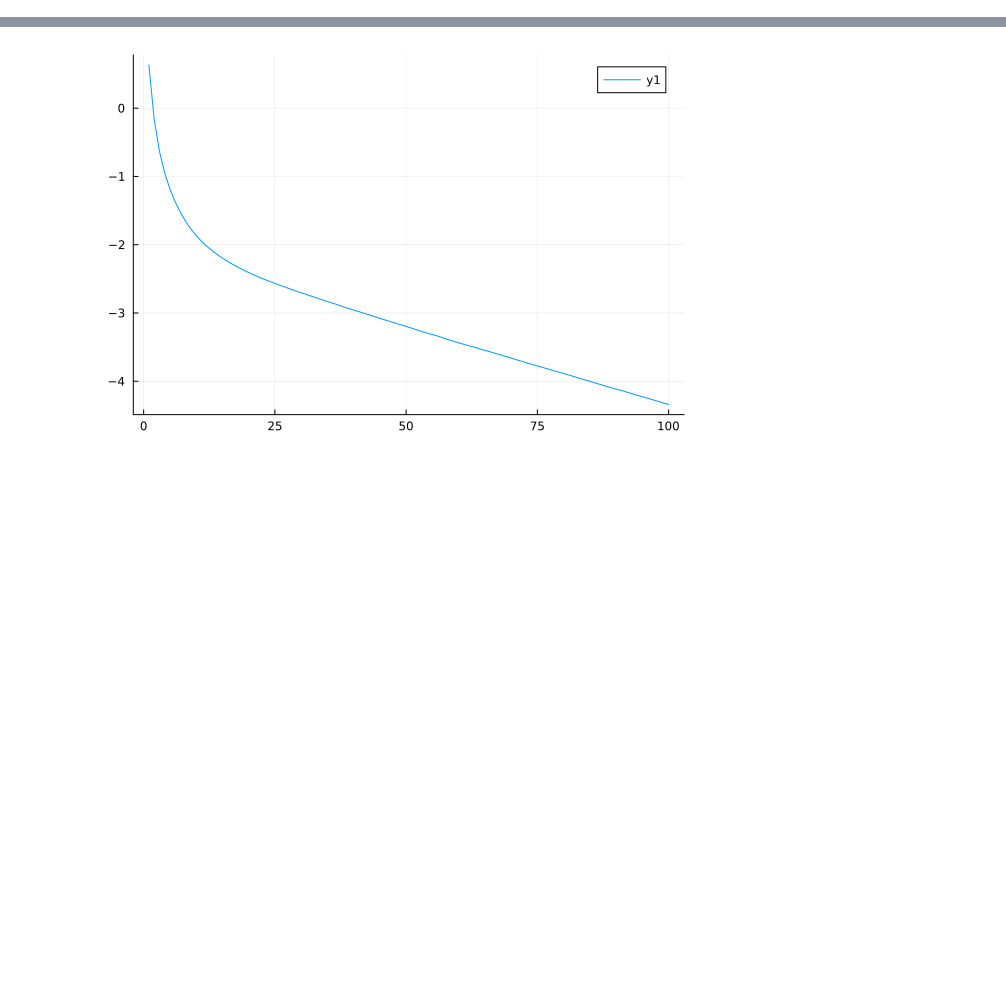
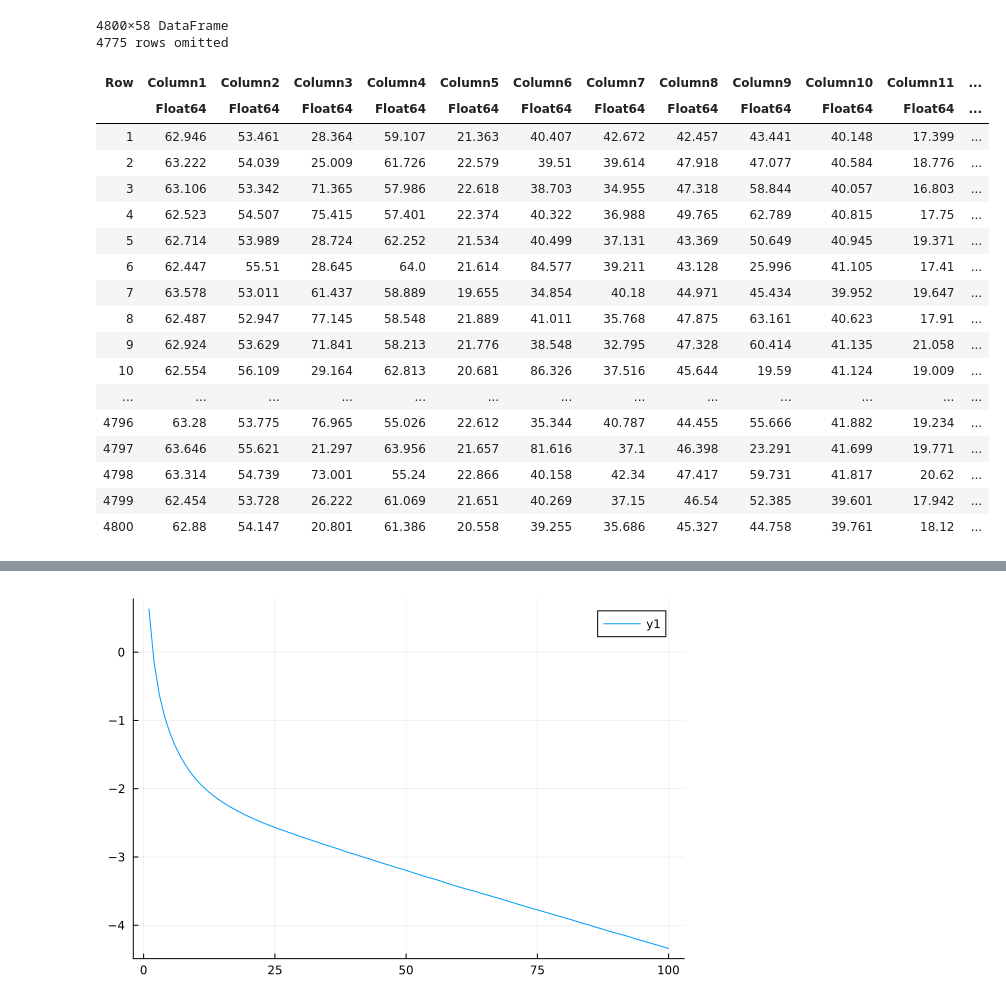
Before and after one commit to NITeQ/QARBoM.jl, a Jupyter notebook: example/TEP/tep_pcd.ipynb, the cells around one changed output, grey strips where cells are left out. Saved outputs shown, nothing was run; the diff lists cells and outputs as text; code cells hidden in the pictures; blank space fills up the shorter version.

```diff
--- a/example/TEP/tep_pcd.ipynb
+++ b/example/TEP/tep_pcd.ipynb
@@ -14 +3,30 @@ Precompiling QARBoM
+# %%
+df_n = DataFrame(CSV.File(raw"C:\Users\pedroripper\Downloads\normal_train.csv"; header = false))
+df_f1 = DataFrame(CSV.File(raw"C:\Users\pedroripper\Downloads\fault_1_train.csv"; header = false))
+df_f2 = DataFrame(CSV.File(raw"C:\Users\pedroripper\Downloads\fault_2_train.csv"; header = false))
+df_f3 = DataFrame(CSV.File(raw"C:\Users\pedroripper\Downloads\fault_3_train.csv"; header = false))
+
+df = vcat(df_f1, df_f2, df_f3, df_n )
+df = df[shuffle(1:nrow(df))[1:4800], :]
+# %% [output]
+4800×58 DataFrame
+4775 rows omitted
+| Row | Column1 | Column2 | Column3 | Column4 | Column5 | Column6 | Column7 | Column8 | Column9 | Column10 | Column11 | ... |
+|  | Float64 | Float64 | Float64 | Float64 | Float64 | Float64 | Float64 | Float64 | Float64 | Float64 | Float64 | ... |
+| 1 | 62.946 | 53.461 | 28.364 | 59.107 | 21.363 | 40.407 | 42.672 | 42.457 | 43.441 | 40.148 | 17.399 | ... |
+| 2 | 63.222 | 54.039 | 25.009 | 61.726 | 22.579 | 39.51 | 39.614 | 47.918 | 47.077 | 40.584 | 18.776 | ... |
+| 3 | 63.106 | 53.342 | 71.365 | 57.986 | 22.618 | 38.703 | 34.955 | 47.318 | 58.844 | 40.057 | 16.803 | ... |
+| 4 | 62.523 | 54.507 | 75.415 | 57.401 | 22.374 | 40.322 | 36.988 | 49.765 | 62.789 | 40.815 | 17.75 | ... |
+| 5 | 62.714 | 53.989 | 28.724 | 62.252 | 21.534 | 40.499 | 37.131 | 43.369 | 50.649 | 40.945 | 19.371 | ... |
+| 6 | 62.447 | 55.51 | 28.645 | 64.0 | 21.614 | 84.577 | 39.211 | 43.128 | 25.996 | 41.105 | 17.41 | ... |
+| 7 | 63.578 | 53.011 | 61.437 | 58.889 | 19.655 | 34.854 | 40.18 | 44.971 | 45.434 | 39.952 | 19.647 | ... |
+| 8 | 62.487 | 52.947 | 77.145 | 58.548 | 21.889 | 41.011 | 35.768 | 47.875 | 63.161 | 40.623 | 17.91 | ... |
+| 9 | 62.924 | 53.629 | 71.841 | 58.213 | 21.776 | 38.548 | 32.795 | 47.328 | 60.414 | 41.135 | 21.058 | ... |
+| 10 | 62.554 | 56.109 | 29.164 | 62.813 | 20.681 | 86.326 | 37.516 | 45.644 | 19.59 | 41.124 | 19.009 | ... |
+| ... | ... | ... | ... | ... | ... | ... | ... | ... | ... | ... | ... | ... |
+| 4796 | 63.28 | 53.775 | 76.965 | 55.026 | 22.612 | 35.344 | 40.787 | 44.455 | 55.666 | 41.882 | 19.234 | ... |
+| 4797 | 63.646 | 55.621 | 21.297 | 63.956 | 21.657 | 81.616 | 37.1 | 46.398 | 23.291 | 41.699 | 19.771 | ... |
+| 4798 | 63.314 | 54.739 | 73.001 | 55.24 | 22.866 | 40.158 | 42.34 | 47.417 | 59.731 | 41.817 | 20.62 | ... |
+| 4799 | 62.454 | 53.728 | 26.222 | 61.069 | 21.651 | 40.269 | 37.15 | 46.54 | 52.385 | 39.601 | 17.942 | ... |
+| 4800 | 62.88 | 54.147 | 20.801 | 61.386 | 20.558 | 39.255 | 35.686 | 45.327 | 44.758 | 39.761 | 18.12 | ... |
 # %%
```
Also changed, not shown: parts of 5 cells of this notebook, 6 other files.
